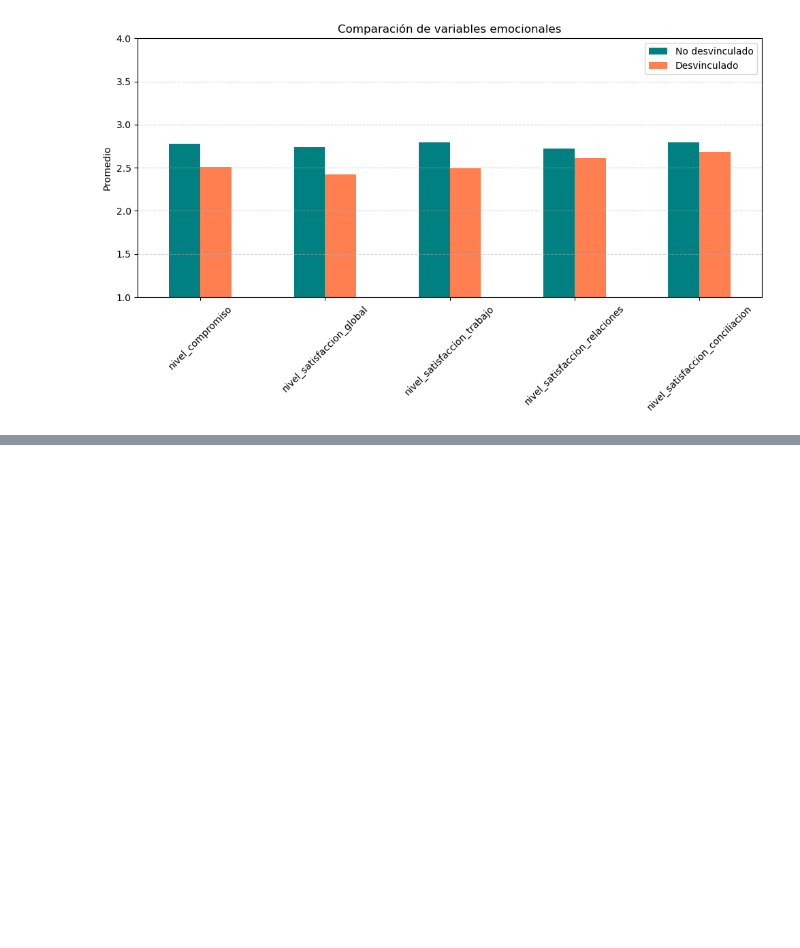
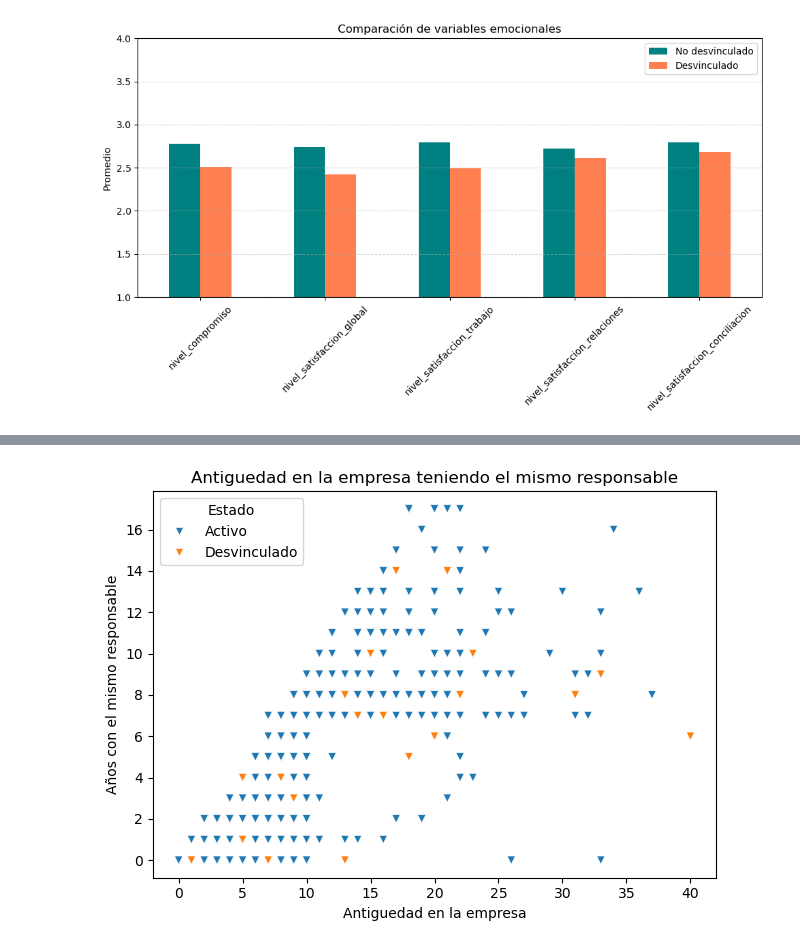
Before and after one commit to SilviaFarled/Modulo-3-Proyecto-Grupo4-Datahoot, a Jupyter notebook: PARTE-4_project-da-promo-52-modulo-3-team-4-VISUALIZACION.ipynb, the cells around one changed output, grey strips where cells are left out. Saved outputs shown, nothing was run; the diff lists cells and outputs as text; code cells hidden in the pictures; blank space fills up the shorter version.

```diff
--- a/PARTE-4_project-da-promo-52-modulo-3-team-4-VISUALIZACION.ipynb
+++ b/PARTE-4_project-da-promo-52-modulo-3-team-4-VISUALIZACION.ipynb
@@ -362,0 +405,15 @@ Text(345.58159722222223, 0.5, 'Nombre del eje Y')
+# %%
+df_mod = df.copy()
+df_mod['desvinculado'] = df_mod['desvinculado'].map({0: 'Activo', 1: 'Desvinculado'})
+# %%
+sns.scatterplot(x='antigüedad_empresa', y='años_mismo_responsable', data=df_mod,  color= ['cornflowerblue','gold'], marker='v', hue='desvinculado')
+
+plt.title("Antiguedad en la empresa teniendo el mismo responsable")
+plt.ylabel("Años con el mismo responsable")
+plt.xlabel("Antiguedad en la empresa")
+plt.legend(title='Estado')
+plt.gca().yaxis.set_major_locator(MultipleLocator(2))
+plt.tight_layout()
+plt.show()
+# %% [output]
+[figure, added]
```
Also changed, not shown: parts of 14 cells of this notebook, 2 other files.
